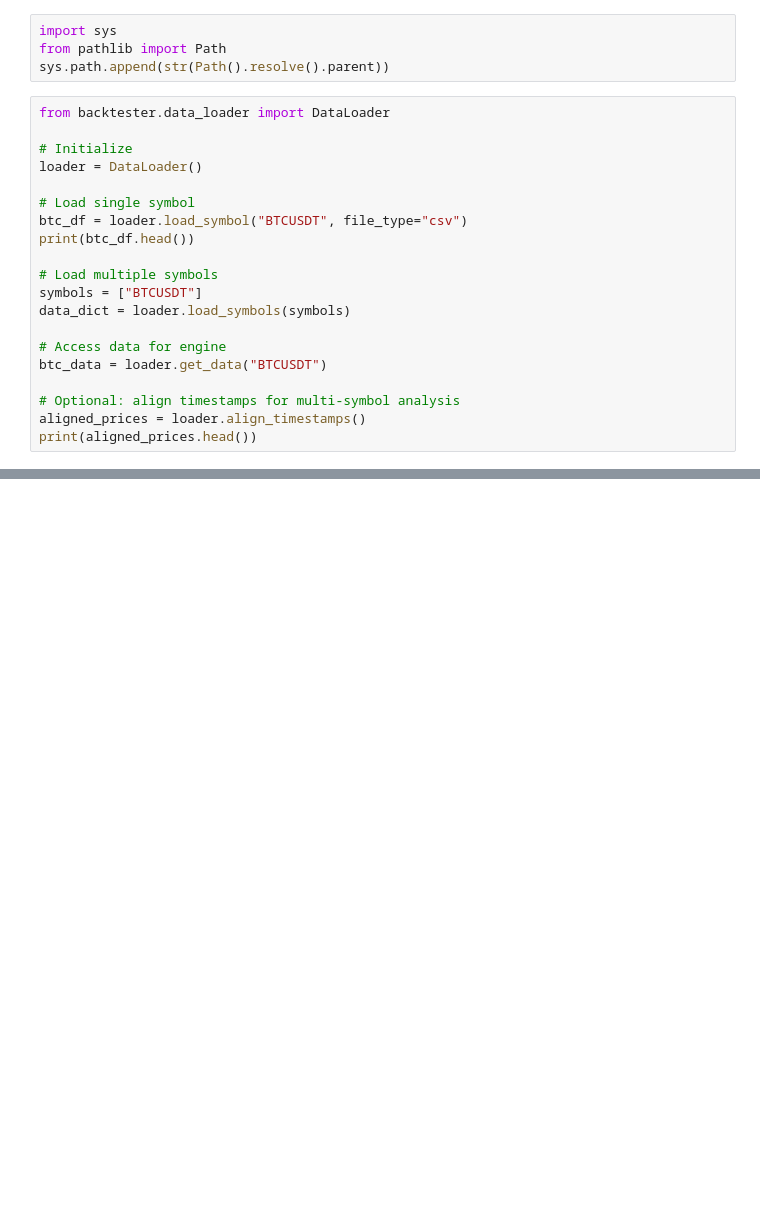
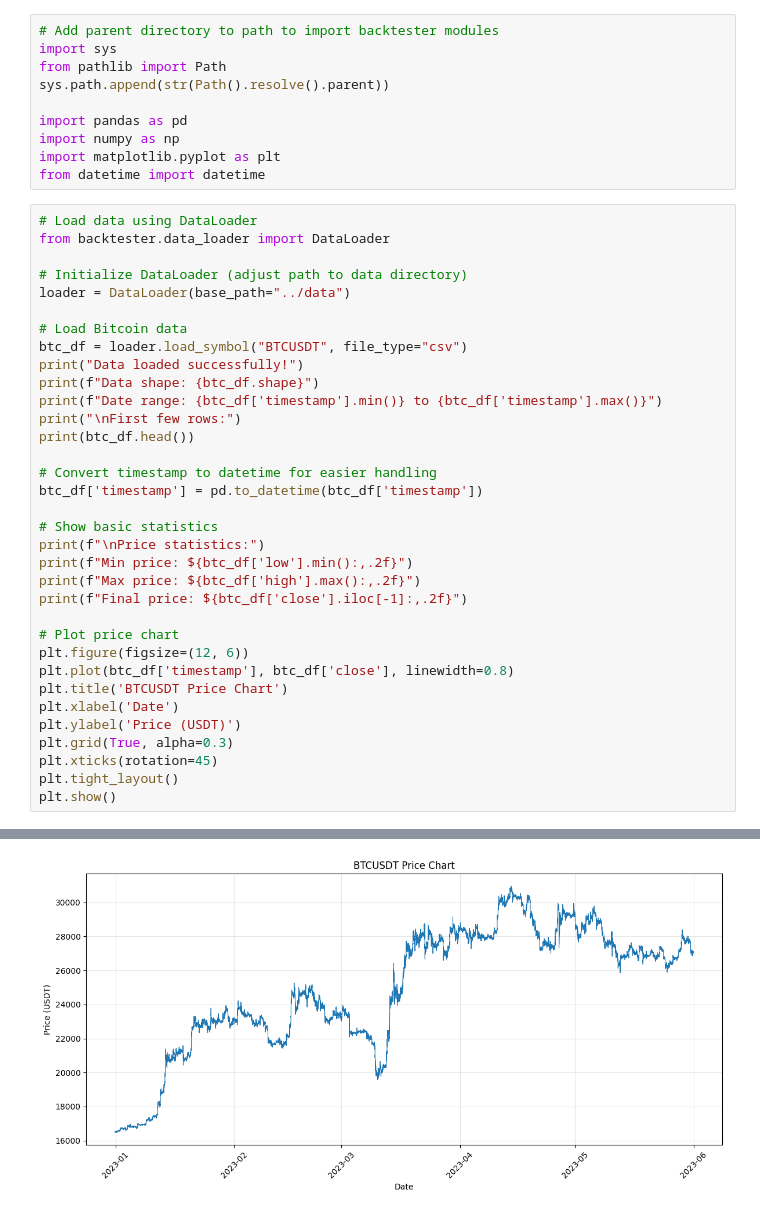
Before and after one commit to Z-Rubin/back-testing, a Jupyter notebook: notebooks/example_usage.ipynb, the cells around one changed output, grey strips where cells are left out. Drawn from its saved outputs; the diff is of its cells as text; blank space fills up the shorter version.

```diff
--- a/notebooks/example_usage.ipynb
+++ b/notebooks/example_usage.ipynb
@@ -1,25 +20,45 @@
 # %%
+# Add parent directory to path to import backtester modules
 import sys
 from pathlib import Path
 sys.path.append(str(Path().resolve().parent))
+
+import pandas as pd
+import numpy as np
+import matplotlib.pyplot as plt
+from datetime import datetime
 # %%
+# Load data using DataLoader
 from backtester.data_loader import DataLoader
 
-# Initialize
-loader = DataLoader()
+# Initialize DataLoader (adjust path to data directory)
+loader = DataLoader(base_path="../data")
 
-# Load single symbol
+# Load Bitcoin data
 btc_df = loader.load_symbol("BTCUSDT", file_type="csv")
+print("Data loaded successfully!")
+print(f"Data shape: {btc_df.shape}")
+print(f"Date range: {btc_df['timestamp'].min()} to {btc_df['timestamp'].max()}")
+print("\nFirst few rows:")
 print(btc_df.head())
 
-# Load multiple symbols
-symbols = ["BTCUSDT"]
-data_dict = loader.load_symbols(symbols)
+# Convert timestamp to datetime for easier handling
+btc_df['timestamp'] = pd.to_datetime(btc_df['timestamp'])
 
-# Access data for engine
-btc_data = loader.get_data("BTCUSDT")
+# Show basic statistics
+print(f"\nPrice statistics:")
+print(f"Min price: ${btc_df['low'].min():,.2f}")
+print(f"Max price: ${btc_df['high'].max():,.2f}")
+print(f"Final price: ${btc_df['close'].iloc[-1]:,.2f}")
 
-# Optional: align timestamps for multi-symbol analysis
-aligned_prices = loader.align_timestamps()
-print(aligned_prices.head())
+# Plot price chart
+plt.figure(figsize=(12, 6))
+plt.plot(btc_df['timestamp'], btc_df['close'], linewidth=0.8)
+plt.title('BTCUSDT Price Chart')
+plt.xlabel('Date')
+plt.ylabel('Price (USDT)')
+plt.grid(True, alpha=0.3)
+plt.xticks(rotation=45)
+plt.tight_layout()
+plt.show()
 # %% [output]
@@ -46 +82,2 @@ timestamp
+[figure, added]
 # %%
```
Also changed, not shown: parts of 7 cells of this notebook, 8 other files.
